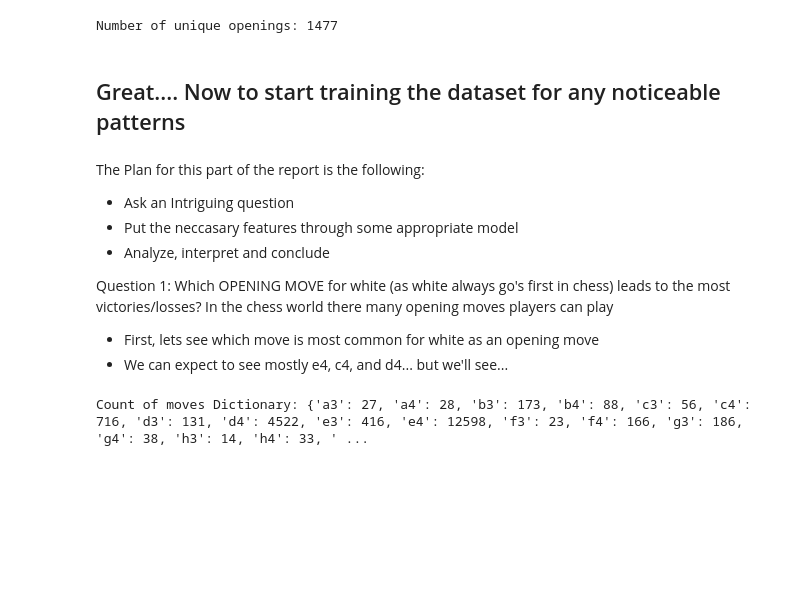
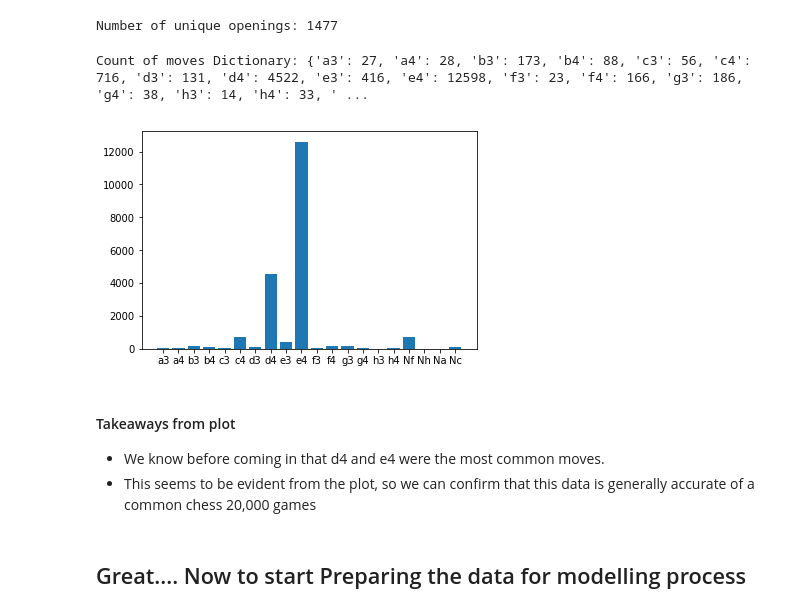
Before and after one commit to mben429/Data-Analytics, a Jupyter notebook: Lichess Data Analysis.ipynb, the cells around one changed output. Saved outputs shown, nothing was run; the diff lists cells and outputs as text; code cells hidden in the pictures; blank space fills up the shorter version.

```diff
--- a/Lichess Data Analysis.ipynb
+++ b/Lichess Data Analysis.ipynb
@@ -154,19 +129,6 @@ openings_unique = data["opening_name"].unique().tolist()
 print("Number of unique openings:", len(openings_unique))
 # %% [output]
 Number of unique openings: 1477
-# %% [markdown]
-## Great.... Now to start training the dataset for any noticeable patterns
-# %% [markdown]
-The Plan for this part of the report is the following:
-- Ask an Intriguing question
-- Put the neccasary features through some appropriate model
-- Analyze, interpret and conclude
-
-Question 1:
-Which OPENING MOVE for white (as white always go's first in chess) leads to the most victories/losses?
-In the chess world there many opening moves players can play
-- First, lets see which move is most common for white as an opening move
-- We can expect to see mostly e4, c4, and d4... but we'll see...
 # %%
 # Q1 - white opening move is always first move, so just first two characters in each string in each moves column
 list_of_first_moves = [moves[:2] for moves in data["moves"]]
@@ -180,3 +142,17 @@ for op_move in poss_opening_moves:
 print("Count of moves Dictionary:", dict_moves_count)
 # %% [output]
 Count of moves Dictionary: {'a3': 27, 'a4': 28, 'b3': 173, 'b4': 88, 'c3': 56, 'c4': 716, 'd3': 131, 'd4': 4522, 'e3': 416, 'e4': 12598, 'f3': 23, 'f4': 166, 'g3': 186, 'g4': 38, 'h3': 14, 'h4': 33, ' ...
+# %%
+# Plot moves frequency via bar chart
+plt.bar(range(len(dict_moves_count)), list(dict_moves_count.values()), align="center")
+plt.xticks(range(len(dict_moves_count)), list(dict_moves_count.keys()))
+plt.show()
+# %% [output]
+[figure, added]
+# %% [markdown]
+#### Takeaways from plot
+
+- We know before coming in that d4 and e4 were the most common moves.
+- This seems to be evident from the plot, so we can confirm that this data is generally accurate of a common chess 20,000 games
+# %% [markdown]
+## Great.... Now to start Preparing the data for modelling process
```
Also changed, not shown: parts of 16 cells of this notebook.
